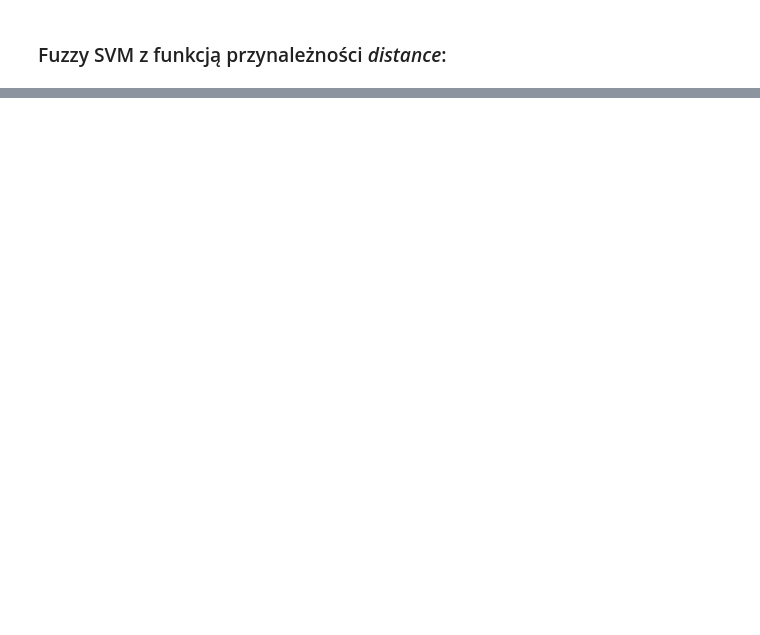
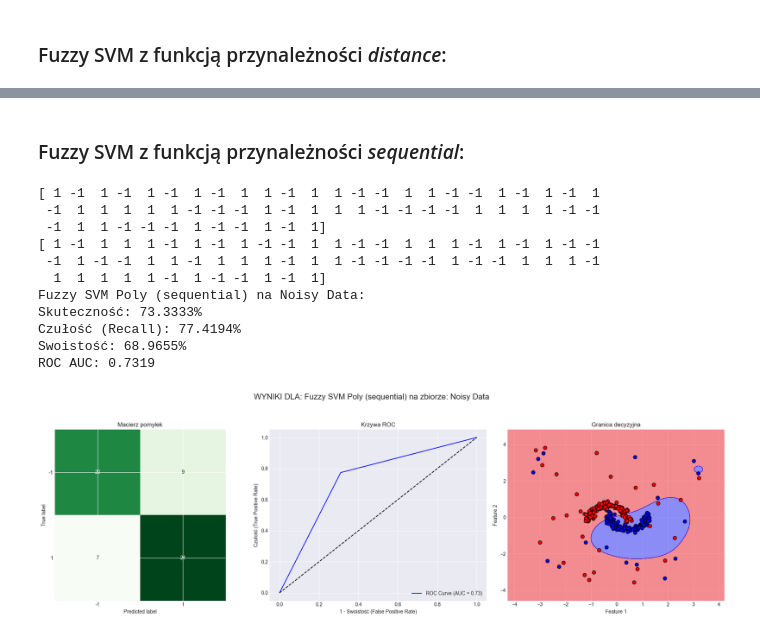
Before and after one commit to Jvsin/ai-studies, a Jupyter notebook: msi/lab4.ipynb, the cells around one changed output, grey strips where cells are left out. Drawn from its saved outputs; the diff is of its cells as text; code cells hidden in the pictures; blank space fills up the shorter version.

```diff
--- a/msi/lab4.ipynb
+++ b/msi/lab4.ipynb
@@ -417,0 +434,22 @@ ROC AUC: 0.5363
+# %% [markdown]
+### Fuzzy SVM z funkcją przynależności *sequential*:
+# %%
+fuzzy_svm = FuzzySVM(kernel='rbf', membership_type='sequential', C=1.0)
+fuzzy_svm.fit(X_train, y_train)
+fuzzy_svm_pred = fuzzy_svm.predict(X_test)
+print(y_test)
+print(fuzzy_svm_pred)
+evaluate_classifier(y_test, fuzzy_svm_pred, X, y, fuzzy_svm, "Fuzzy SVM Poly (sequential)", "Noisy Data", [-1, 1])
+# %% [output]
+[ 1 -1  1 -1  1 -1  1 -1  1  1 -1  1  1 -1 -1  1  1 -1 -1  1 -1  1 -1  1
+ -1  1  1  1  1  1 -1 -1 -1  1 -1  1  1  1 -1 -1 -1 -1  1  1  1  1 -1 -1
+ -1  1  1 -1 -1 -1  1 -1 -1  1 -1  1]
+[ 1 -1  1  1  1 -1  1 -1  1 -1 -1  1  1 -1 -1  1  1  1 -1  1 -1  1 -1 -1
+ -1  1 -1 -1  1  1 -1  1  1  1 -1  1  1 -1 -1 -1 -1  1 -1 -1  1  1  1 -1
+  1  1  1  1  1 -1  1 -1 -1  1 -1  1]
+Fuzzy SVM Poly (sequential) na Noisy Data:
+Skuteczność: 73.3333%
+Czułość (Recall): 77.4194%
+Swoistość: 68.9655%
+ROC AUC: 0.7319
+[figure, added]
```
Also changed, not shown: parts of 7 cells of this notebook.
